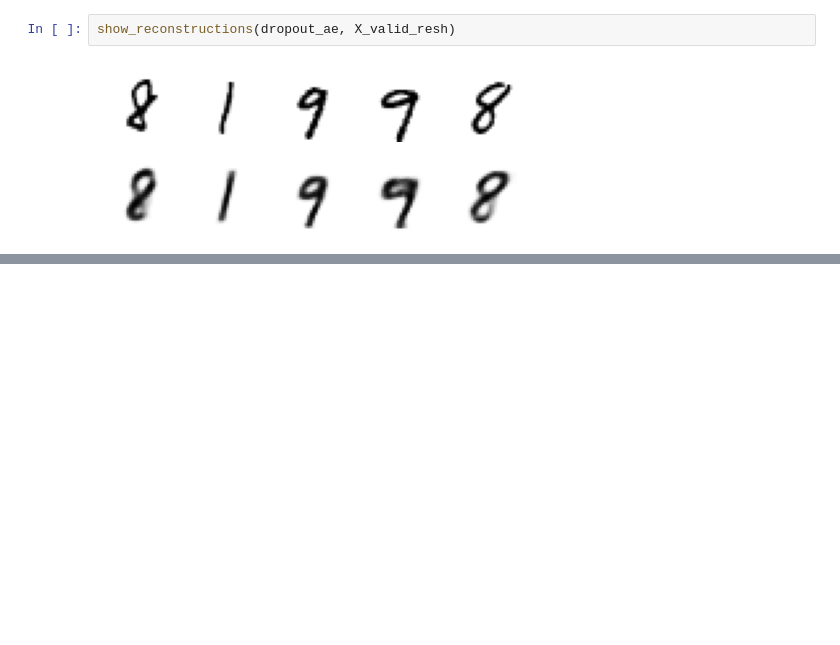
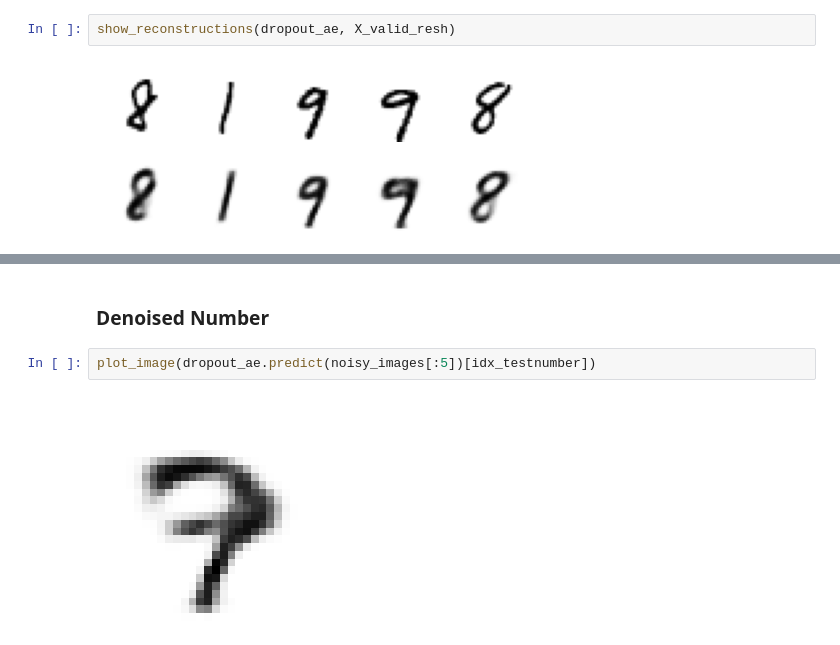
Before and after one commit to IIIskiplikIII/autoencoding-mnist, a Jupyter notebook: autoencoding-mnist.ipynb, the cells around one changed output, grey strips where cells are left out. Cells and saved outputs as stored; diff of their text form; blank space fills up the shorter version.

```diff
--- a/autoencoding-mnist.ipynb
+++ b/autoencoding-mnist.ipynb
@@ -298,0 +329,6 @@ show_reconstructions(dropout_ae, X_valid_resh)
+# %% [markdown]
+### Denoised Number
+# %%
+plot_image(dropout_ae.predict(noisy_images[:5])[idx_testnumber])
+# %% [output]
+[figure, added]
```
Also changed, not shown: parts of 25 cells of this notebook.
